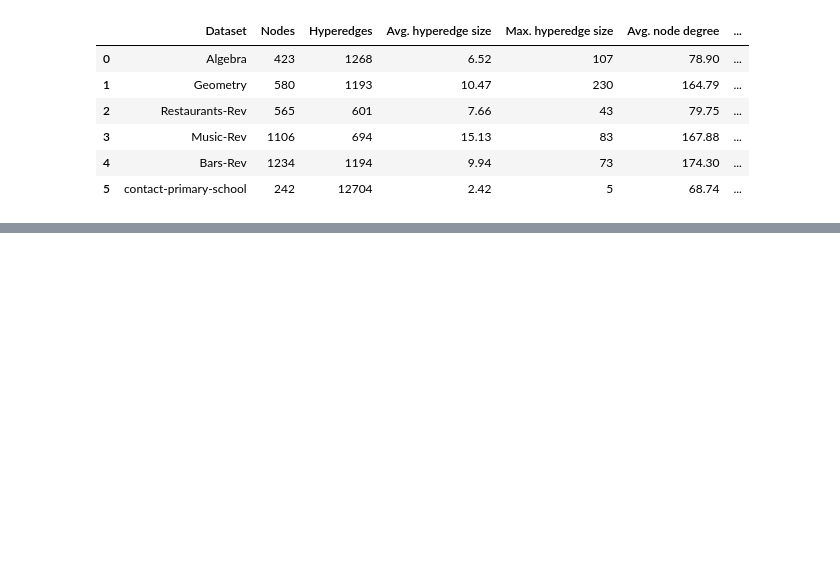
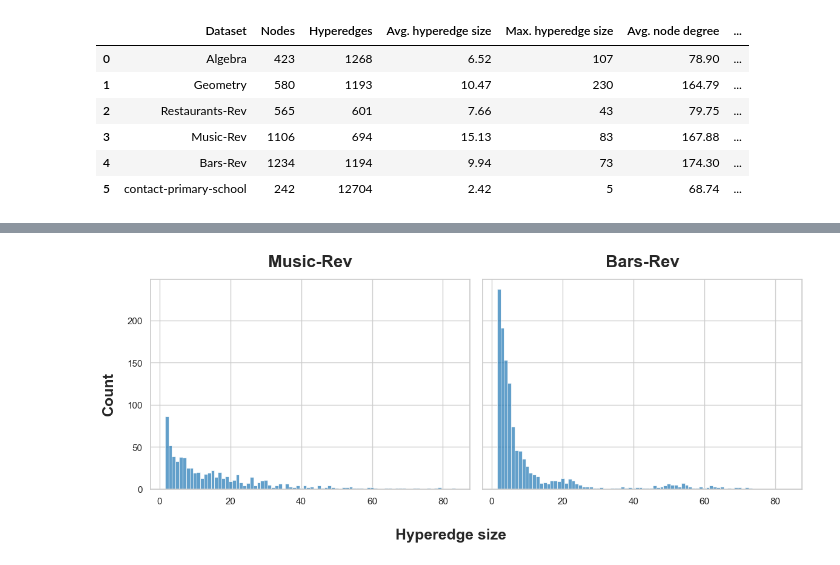
Before and after one commit to quintwinthagen/sicp_node_removal, a Jupyter notebook: notebooks/dataset_properties.ipynb, the cells around one changed output, grey strips where cells are left out. Drawn from its saved outputs; the diff is of its cells as text; code cells hidden in the pictures; blank space fills up the shorter version.

```diff
--- a/notebooks/dataset_properties.ipynb
+++ b/notebooks/dataset_properties.ipynb
@@ -62,6 +62,7 @@ for dataset in datasets:
         "Max. hyperedge size": max_hyperedge_size,
         "Avg. node degree": round(avg_node_degree, 2),
         "Max. node degree": max_node_degree,
+        "Avg. hyperdegree": round(avg_node_hyperdegree, 2),
     })
 
 summary_df = pd.DataFrame(rows)
@@ -173,17 +170,70 @@ df_pivot
 # %%
+import pandas as pd
 import matplotlib.pyplot as plt
+import seaborn as sns
 
-for dataset, degrees in hyperdegree_distributions.items():
-    counts = list(degrees.values())
-    max_degree = max(counts) if counts else 0
-    bins = range(0, max_degree + 2)
-    plt.figure(figsize=(8, 4))
-    plt.hist(counts, bins=bins, edgecolor='black', align='left')
-    plt.yscale('log')
-    plt.title(f'Degree distribution for {dataset}')
-    plt.xlabel('Number of neighboring nodes')
-    plt.ylabel('Node count (log scale)')
-    plt.xticks(range(0, max_degree + 1, max(1, max_degree // 10)))
-    plt.grid(True, alpha=0.3)
-    plt.tight_layout()
-    plt.show()
+# Assuming this import works in your environment
+from scripts.main import load_graph_and_communities
+
+datasets = [
+    'Music-Rev',
+    'Bars-Rev'
+]
+
+# ==========================================
+# 1. Data Extraction (Hyperedge-level)
+# ==========================================
+hedge_data = []
+
+for dataset in datasets:
+    graph, comm = load_graph_and_communities(dataset, tau=None, verbose=False, source=False)
+
+    # Extract the size of every single hyperedge in the dataset
+    for hedge_id, hedge_nodes in graph.hyperedges.items():
+        hedge_data.append({
+            "Dataset": dataset,
+            "Hyperedge Size": len(hedge_nodes)
+        })
+
+df_hedges = pd.DataFrame(hedge_data)
+
+# ==========================================
+# 2. Visualization: Shared Axes Histogram
+# ==========================================
+sns.set_theme(style="whitegrid")
+plt.rcParams.update({"font.size": 14})
+
+# Lock scales together for a perfect 1-to-1 visual comparison
+fig, axes = plt.subplots(1, 2, figsize=(12, 5), sharex=True, sharey=True)
+
+for i, dataset in enumerate(datasets):
+    ax = axes[i]
+    dataset_df = df_hedges[df_hedges["Dataset"] == dataset]
+
+    # Histogram with discrete=True since group sizes are exact integers
+    sns.histplot(
+        data=dataset_df,
+        x="Hyperedge Size",
+        color="#1f77b4",
+        alpha=0.7,
+        edgecolor="white",
+        linewidth=0.5,
+        discrete=True,
+        ax=ax
+    )
+
+    # Subplot titles
+    ax.set_title(dataset, weight='bold', size=20, pad=15)
+
+    # Clear individual subplot axis labels
+    ax.set_xlabel("")
+    ax.set_ylabel("")
+
+# Global shared axis labels
+fig.supxlabel("Hyperedge size", weight='bold', fontsize=18)
+fig.supylabel("Count", weight='bold', fontsize=18)
+
+plt.tight_layout()
+plt.show()
+# %% [output]
+[figure, added]
```
Also changed, not shown: parts of 1 cell of this notebook, 5 other files.
